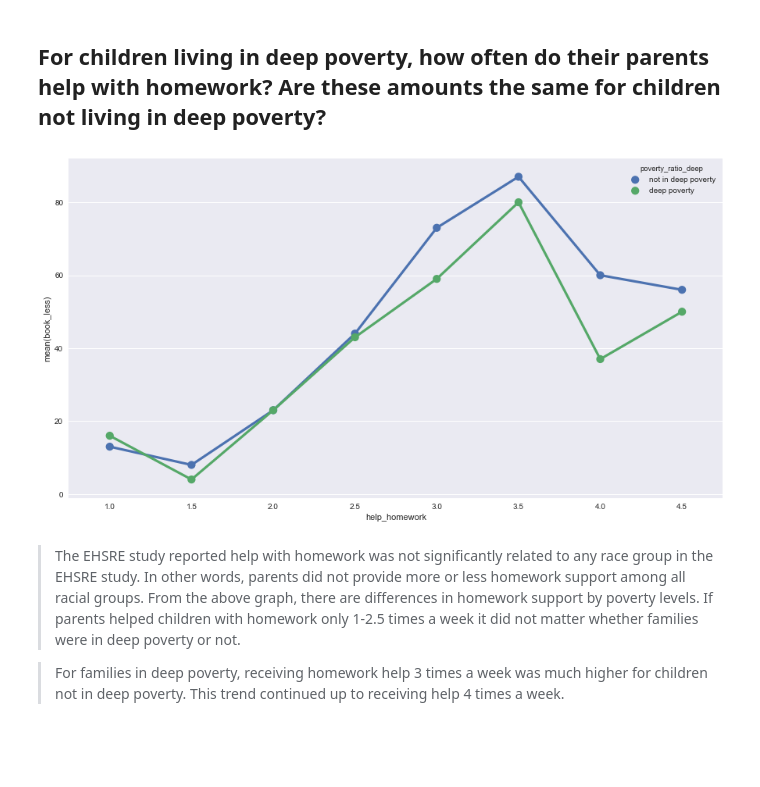
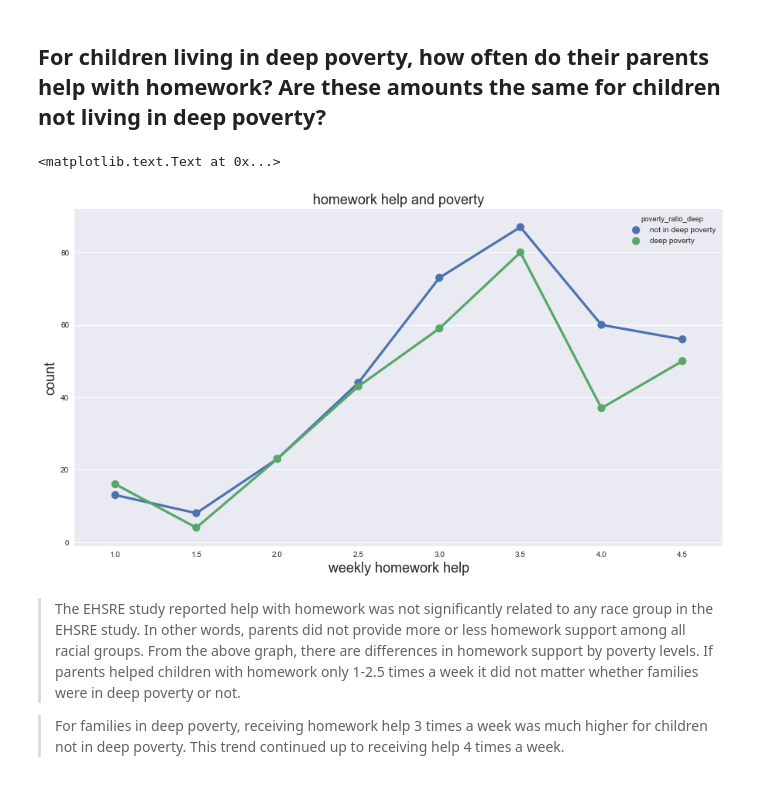
Before and after one commit to eabukoski/Cap-Stone-Project, a Jupyter notebook: EHSRE _120517.ipynb, the cells around one changed output. Drawn from its saved outputs; the diff is of its cells as text; code cells hidden in the pictures; blank space fills up the shorter version.

Commit message:
added titles

```diff
--- a/EHSRE _120517.ipynb
+++ b/EHSRE _120517.ipynb
@@ -434,8 +434,12 @@ new_group['poverty_ratio_deep'] = new_group['poverty_ratio_deep'].map({False:'no
 # %%
 plt.figure(figsize=(15, 8))
 ax = sns.pointplot(x=new_group.help_homework, y=new_group['book_less'], hue=new_group['poverty_ratio_deep'])
+plt.ylabel('count', fontsize=18)
+plt.xlabel('weekly homework help', fontsize=18)
+plt.title('homework help and poverty', fontsize=18)
 # %% [output]
+<matplotlib.text.Text at 0x...>
-[figure, old version]
+[figure, new version]
 # %% [markdown]
 > The EHSRE study reported help with homework was not significantly related to any race group in the EHSRE study. In other words, parents did not provide more or less homework support among all racial groups. From the above graph, there are differences in homework support by poverty levels. If parents helped children with homework only 1-2.5 times a week it did not matter whether families were in deep poverty or not.
 
```
Also changed, not shown: parts of 3 cells of this notebook.
